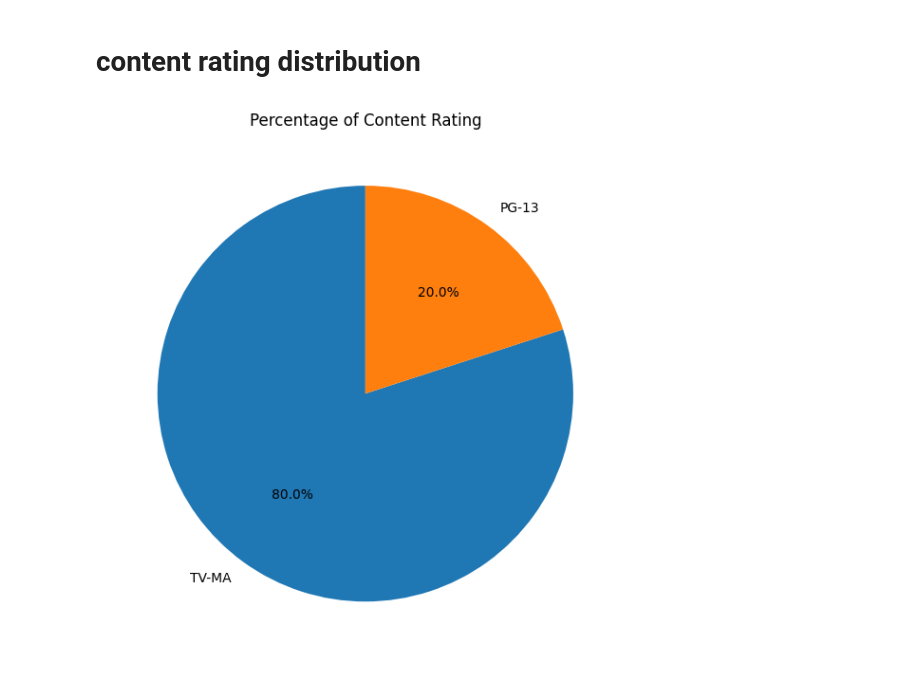
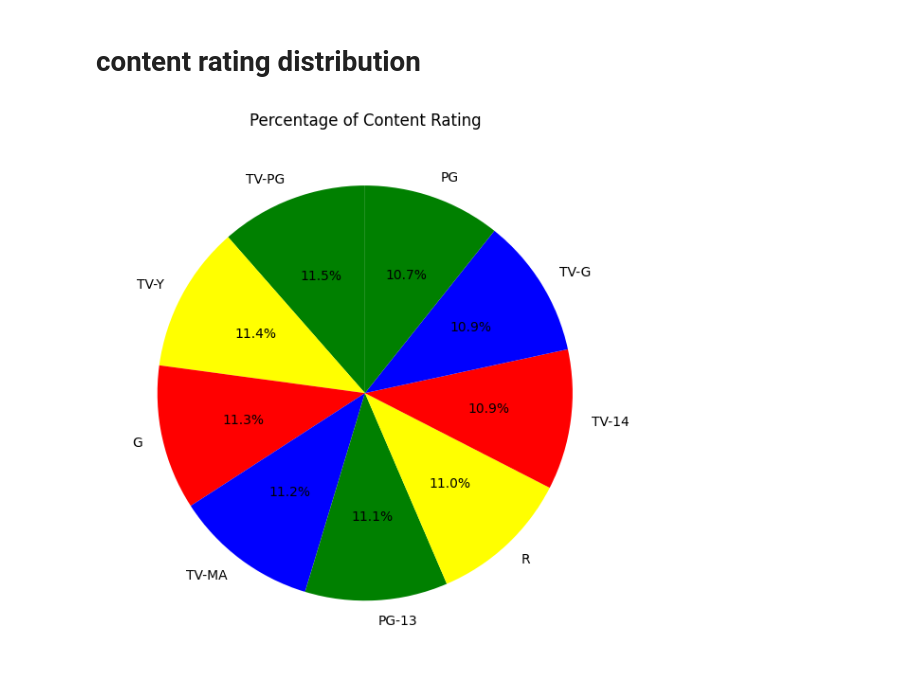
Before and after one commit to Engr-Jawad/Data-Science-Projects, a Jupyter notebook: netflix_data_visualization.ipynb, the cells around one changed output. Saved outputs shown, nothing was run; the diff lists cells and outputs as text; code cells hidden in the pictures.

```diff
--- a/netflix_data_visualization.ipynb
+++ b/netflix_data_visualization.ipynb
@@ -3,7 +3,7 @@ import numpy as np
 import pandas as pd
 import matplotlib.pyplot as plt
 # %%
-df=pd.read_csv("/home/jawad/Downloads/netflix_data.csv")
+df=pd.read_csv("/home/jawad/Downloads/netflix_like_10000.csv")
 df
 # %% [output]
 |  | show_id | type | title | director | cast | country | date_added | release_year | rating | duration | ... |
@@ -32,10 +39,10 @@ plt.show()
 # %%
 rating_count = df["rating"].value_counts()
 plt.figure(figsize=(8,6))
-plt.pie(rating_count,labels = rating_count.index,autopct="%1.1f%%",startangle=90)
+plt.pie(rating_count,labels = rating_count.index,colors=["green","yellow","red","blue"],autopct="%1.1f%%",startangle=90)
 plt.title("Percentage of Content Rating")
 plt.tight_layout()
 plt.savefig("content_rating.png",dpi=200,bbox_inches="tight")
 plt.show()
 # %% [output]
-[figure, old version]
+[figure, new version]
```
Also changed, not shown: parts of 5 cells of this notebook, 5 other files.
